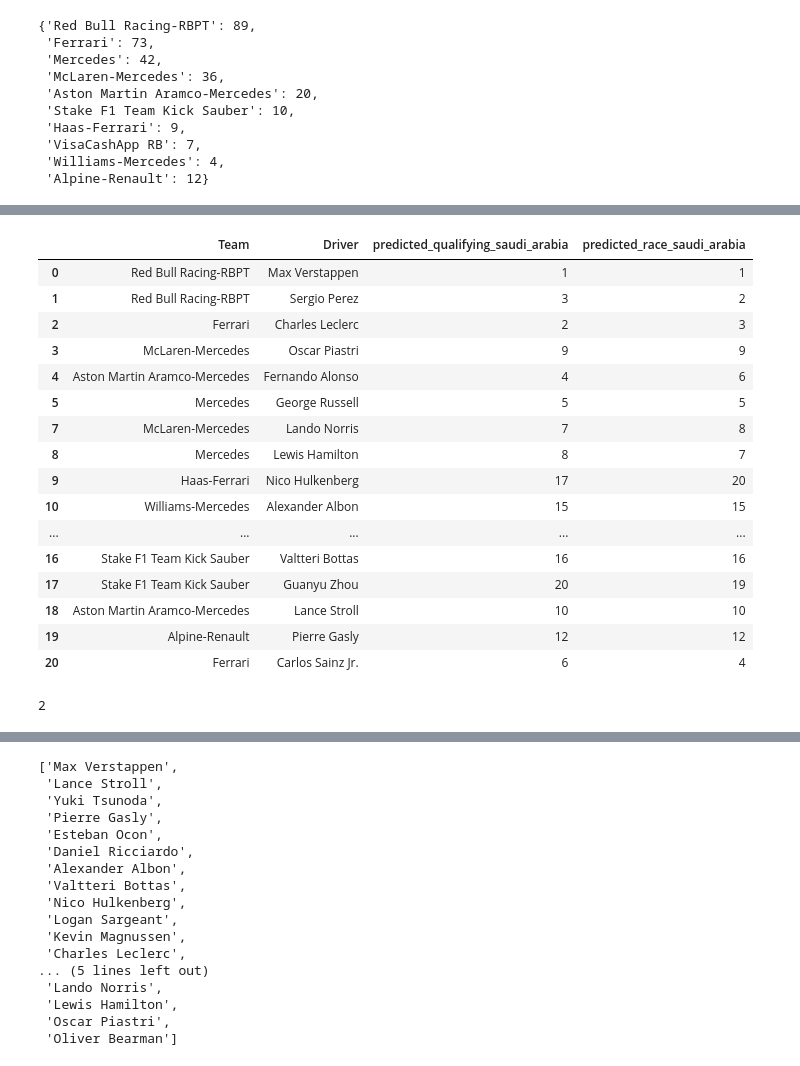
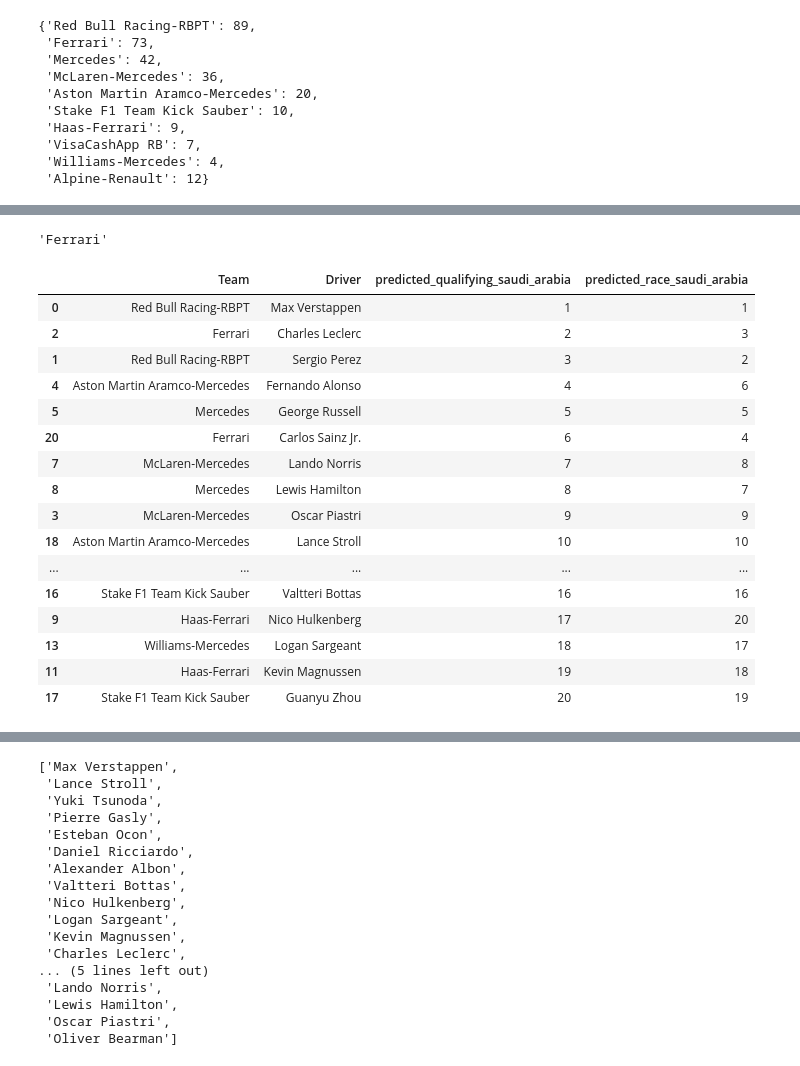
Before and after one commit to iamcalebjones/formula_1_fantasy, a Jupyter notebook: weekend_scoring.ipynb, the cells around one changed output, grey strips where cells are left out. Saved outputs shown, nothing was run; the diff lists cells and outputs as text; code cells hidden in the pictures.

```diff
--- a/weekend_scoring.ipynb
+++ b/weekend_scoring.ipynb
@@ -464,3 +390,4 @@ constructor_scores
  'Alpine-Renault': 12}
 # %%
 predicted_df = weekend_df[['Team', 'Driver', f'predicted_qualifying_{track_name}', f'predicted_race_{track_name}']]
+predicted_df = predicted_df[predicted_df[f'predicted_qualifying_{track_name}'] <= 20]
@@ -487,29 +394,31 @@ predicted_df.sort_values(by=[f'predicted_qualifying_{track_name}'], ascending=Fa
-# %%
-predicted_df[predicted_df[f'predicted_qualifying_{track_name}'] <= 20]
-# %% [output]
-|  | Team | Driver | predicted_qualifying_saudi_arabia | predicted_race_saudi_arabia |
-| 0 | Red Bull Racing-RBPT | Max Verstappen | 1 | 1 |
-| 1 | Red Bull Racing-RBPT | Sergio Perez | 3 | 2 |
-| 2 | Ferrari | Charles Leclerc | 2 | 3 |
-| 3 | McLaren-Mercedes | Oscar Piastri | 9 | 9 |
-| 4 | Aston Martin Aramco-Mercedes | Fernando Alonso | 4 | 6 |
-| 5 | Mercedes | George Russell | 5 | 5 |
-| 7 | McLaren-Mercedes | Lando Norris | 7 | 8 |
-| 8 | Mercedes | Lewis Hamilton | 8 | 7 |
-| 9 | Haas-Ferrari | Nico Hulkenberg | 17 | 20 |
-| 10 | Williams-Mercedes | Alexander Albon | 15 | 15 |
-| ... | ... | ... | ... | ... |
-| 16 | Stake F1 Team Kick Sauber | Valtteri Bottas | 16 | 16 |
-| 17 | Stake F1 Team Kick Sauber | Guanyu Zhou | 20 | 19 |
-| 18 | Aston Martin Aramco-Mercedes | Lance Stroll | 10 | 10 |
-| 19 | Alpine-Renault | Pierre Gasly | 12 | 12 |
-| 20 | Ferrari | Carlos Sainz Jr. | 6 | 4 |
 # %%
 # charles leclerc
 
 d = 'Charles Leclerc'
 
 predicted_qualifying = predicted_df.loc[predicted_df.Driver == d][f'predicted_qualifying_{track_name}'].values[0]
-predicted_race =
+predicted_race = predicted_df.loc[predicted_df.Driver == d][f'predicted_race_{track_name}'].values[0]
-# %% [output]
-2
+# %%
+predicted_df.loc[predicted_df.Driver == d]['Team'].values[0]
+# %% [output]
+'Ferrari'
+# %%
+predicted_df.sort_values(by=[f'predicted_qualifying_{track_name}'])
+# %% [output]
+|  | Team | Driver | predicted_qualifying_saudi_arabia | predicted_race_saudi_arabia |
+| 0 | Red Bull Racing-RBPT | Max Verstappen | 1 | 1 |
+| 2 | Ferrari | Charles Leclerc | 2 | 3 |
+| 1 | Red Bull Racing-RBPT | Sergio Perez | 3 | 2 |
+| 4 | Aston Martin Aramco-Mercedes | Fernando Alonso | 4 | 6 |
+| 5 | Mercedes | George Russell | 5 | 5 |
+| 20 | Ferrari | Carlos Sainz Jr. | 6 | 4 |
+| 7 | McLaren-Mercedes | Lando Norris | 7 | 8 |
+| 8 | Mercedes | Lewis Hamilton | 8 | 7 |
+| 3 | McLaren-Mercedes | Oscar Piastri | 9 | 9 |
+| 18 | Aston Martin Aramco-Mercedes | Lance Stroll | 10 | 10 |
+| ... | ... | ... | ... | ... |
+| 16 | Stake F1 Team Kick Sauber | Valtteri Bottas | 16 | 16 |
+| 9 | Haas-Ferrari | Nico Hulkenberg | 17 | 20 |
+| 13 | Williams-Mercedes | Logan Sargeant | 18 | 17 |
+| 11 | Haas-Ferrari | Kevin Magnussen | 19 | 18 |
+| 17 | Stake F1 Team Kick Sauber | Guanyu Zhou | 20 | 19 |
```
Also changed, not shown: parts of 15 cells of this notebook.
